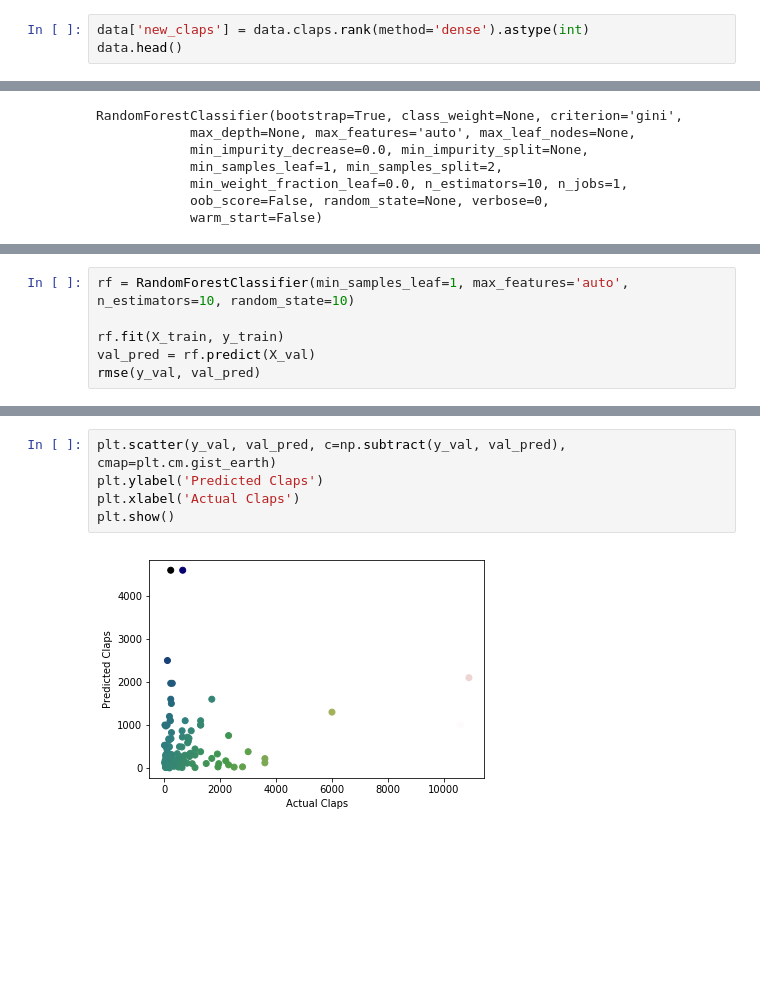
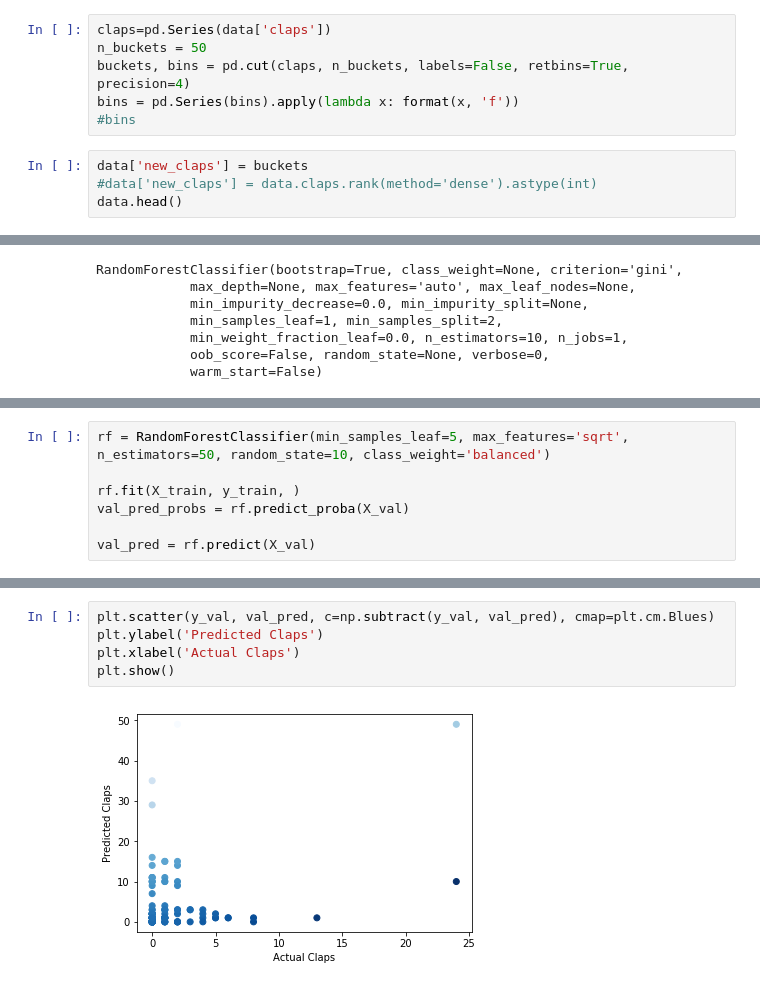
Before and after one commit to aswalin/Medium_Blogs_Analytics, a Jupyter notebook: random_forest.ipynb, the cells around one changed output, grey strips where cells are left out. Cells and saved outputs as stored; diff of their text form; blank space fills up the shorter version.

```diff
--- a/random_forest.ipynb
+++ b/random_forest.ipynb
@@ -78,5 +78,12 @@ data.claps.min(), data.claps.max()
+# %%
+claps=pd.Series(data['claps'])
+n_buckets = 50
+buckets, bins = pd.cut(claps, n_buckets, labels=False, retbins=True, precision=4)
+bins = pd.Series(bins).apply(lambda x: format(x, 'f'))
+#bins
 # %%
-data['new_claps'] = data.claps.rank(method='dense').astype(int)
+data['new_claps'] = buckets
+#data['new_claps'] = data.claps.rank(method='dense').astype(int)
 data.head()
 # %% [output]
 |  | title_words | days_passed | ct_image | ct_tags | ct_words | title_emot_quotient | featured_in_tds | ... |
@@ -129,6 +177,7 @@ clf.best_estimator_
 # %%
-rf = RandomForestClassifier(min_samples_leaf=1, max_features='auto', n_estimators=10, random_state=10)
+rf = RandomForestClassifier(min_samples_leaf=5, max_features='sqrt', n_estimators=50, random_state=10, class_weight='balanced')
 
-rf.fit(X_train, y_train)
+rf.fit(X_train, y_train, )
+val_pred_probs = rf.predict_proba(X_val)
+
 val_pred = rf.predict(X_val)
-rmse(y_val, val_pred)
@@ -137,10 +199,10 @@ rmse(y_val, val_pred)
 # %%
-plt.scatter(y_val, val_pred, c=np.subtract(y_val, val_pred), cmap=plt.cm.gist_earth)
+plt.scatter(y_val, val_pred, c=np.subtract(y_val, val_pred), cmap=plt.cm.Blues)
 plt.ylabel('Predicted Claps')
 plt.xlabel('Actual Claps')
 plt.show()
 # %% [output]
-[figure, old version]
+[figure, new version]
 # %%
 plt.hist(abs(np.subtract(y_val, val_pred)))
 
```
Also changed, not shown: parts of 18 cells of this notebook, 1 other file.
